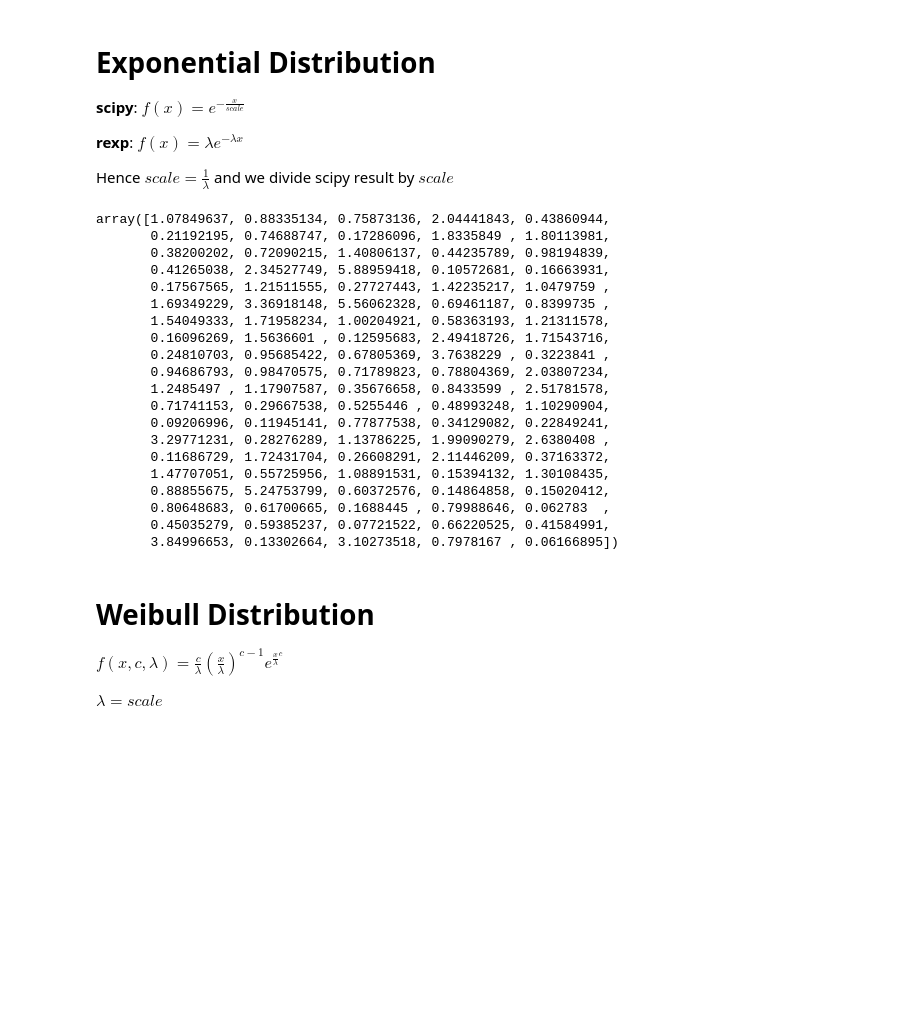
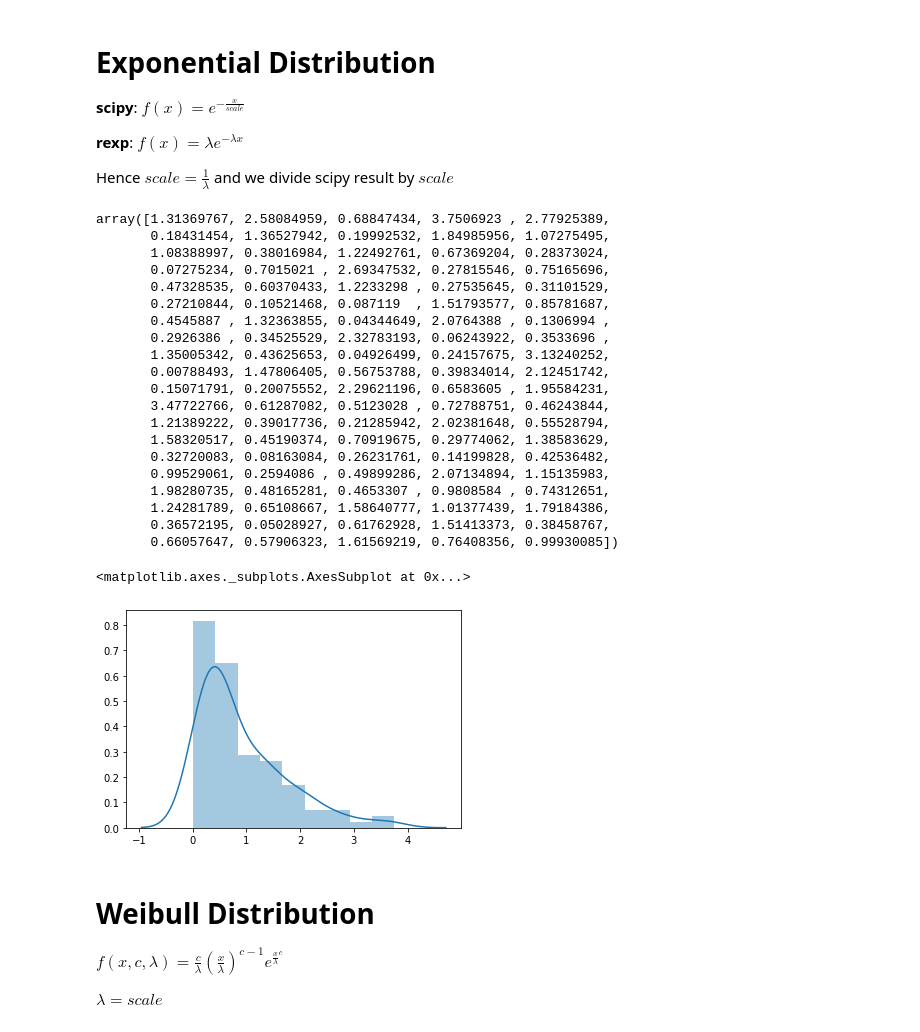
Before and after one commit to ChinmayLad/statistics-for-data-scientists-python, a Jupyter notebook: Chapter 2.ipynb, the cells around one changed output. Cells and saved outputs as stored; diff of their text form; code cells hidden in the pictures; blank space fills up the shorter version.

```diff
--- a/Chapter 2.ipynb
+++ b/Chapter 2.ipynb
@@ -130,28 +136,34 @@ array([2, 2, 1, 3, 1, 3, 1, 4, 4, 0, 2, 1, 3, 5, 2, 3, 1, 2, 0, 2, 1, 0,
 Hence $scale = \frac{1}{\lambda}$ and we divide scipy result by $scale$
 # %%
 sc = 1/0.2
-scipy.stats.expon.rvs(size=100, scale=sc)/sc
+e = scipy.stats.expon.rvs(size=100, scale=sc)/sc
+e
 # %% [output]
-array([1.07849637, 0.88335134, 0.75873136, 2.04441843, 0.43860944,
-       0.21192195, 0.74688747, 0.17286096, 1.8335849 , 1.80113981,
-       0.38200202, 0.72090215, 1.40806137, 0.44235789, 0.98194839,
-       0.41265038, 2.34527749, 5.88959418, 0.10572681, 0.16663931,
-       0.17567565, 1.21511555, 0.27727443, 1.42235217, 1.0479759 ,
-       1.69349229, 3.36918148, 5.56062328, 0.69461187, 0.8399735 ,
-       1.54049333, 1.71958234, 1.00204921, 0.58363193, 1.21311578,
-       0.16096269, 1.5636601 , 0.12595683, 2.49418726, 1.71543716,
-       0.24810703, 0.95685422, 0.67805369, 3.7638229 , 0.3223841 ,
-       0.94686793, 0.98470575, 0.71789823, 0.78804369, 2.03807234,
-       1.2485497 , 1.17907587, 0.35676658, 0.8433599 , 2.51781578,
-       0.71741153, 0.29667538, 0.5255446 , 0.48993248, 1.10290904,
-       0.09206996, 0.11945141, 0.77877538, 0.34129082, 0.22849241,
-       3.29771231, 0.28276289, 1.13786225, 1.99090279, 2.6380408 ,
-       0.11686729, 1.72431704, 0.26608291, 2.11446209, 0.37163372,
-       1.47707051, 0.55725956, 1.08891531, 0.15394132, 1.30108435,
-       0.88855675, 5.24753799, 0.60372576, 0.14864858, 0.15020412,
-       0.80648683, 0.61700665, 0.1688445 , 0.79988646, 0.062783  ,
-       0.45035279, 0.59385237, 0.07721522, 0.66220525, 0.41584991,
-       3.84996653, 0.13302664, 3.10273518, 0.7978167 , 0.06166895])
+array([1.31369767, 2.58084959, 0.68847434, 3.7506923 , 2.77925389,
+       0.18431454, 1.36527942, 0.19992532, 1.84985956, 1.07275495,
+       1.08388997, 0.38016984, 1.22492761, 0.67369204, 0.28373024,
+       0.07275234, 0.7015021 , 2.69347532, 0.27815546, 0.75165696,
+       0.47328535, 0.60370433, 1.2233298 , 0.27535645, 0.31101529,
+       0.27210844, 0.10521468, 0.087119  , 1.51793577, 0.85781687,
+       0.4545887 , 1.32363855, 0.04344649, 2.0764388 , 0.1306994 ,
+       0.2926386 , 0.34525529, 2.32783193, 0.06243922, 0.3533696 ,
+       1.35005342, 0.43625653, 0.04926499, 0.24157675, 3.13240252,
+       0.00788493, 1.47806405, 0.56753788, 0.39834014, 2.12451742,
+       0.15071791, 0.20075552, 2.29621196, 0.6583605 , 1.95584231,
+       3.47722766, 0.61287082, 0.5123028 , 0.72788751, 0.46243844,
+       1.21389222, 0.39017736, 0.21285942, 2.02381648, 0.55528794,
+       1.58320517, 0.45190374, 0.70919675, 0.29774062, 1.38583629,
+       0.32720083, 0.08163084, 0.26231761, 0.14199828, 0.42536482,
+       0.99529061, 0.2594086 , 0.49899286, 2.07134894, 1.15135983,
+       1.98280735, 0.48165281, 0.4653307 , 0.9808584 , 0.74312651,
+       1.24281789, 0.65108667, 1.58640777, 1.01377439, 1.79184386,
+       0.36572195, 0.05028927, 0.61762928, 1.51413373, 0.38458767,
+       0.66057647, 0.57906323, 1.61569219, 0.76408356, 0.99930085])
+# %%
+sns.distplot(e)
+# %% [output]
+<matplotlib.axes._subplots.AxesSubplot at 0x...>
+[figure, added]
 # %% [markdown]
 # Weibull Distribution
 $f(x,c,\lambda) = \frac{c}{\lambda}(\frac{x}{\lambda})^{c-1}e^{\frac{x}{\lambda}^c}$
```
Also changed, not shown: parts of 8 cells of this notebook.
